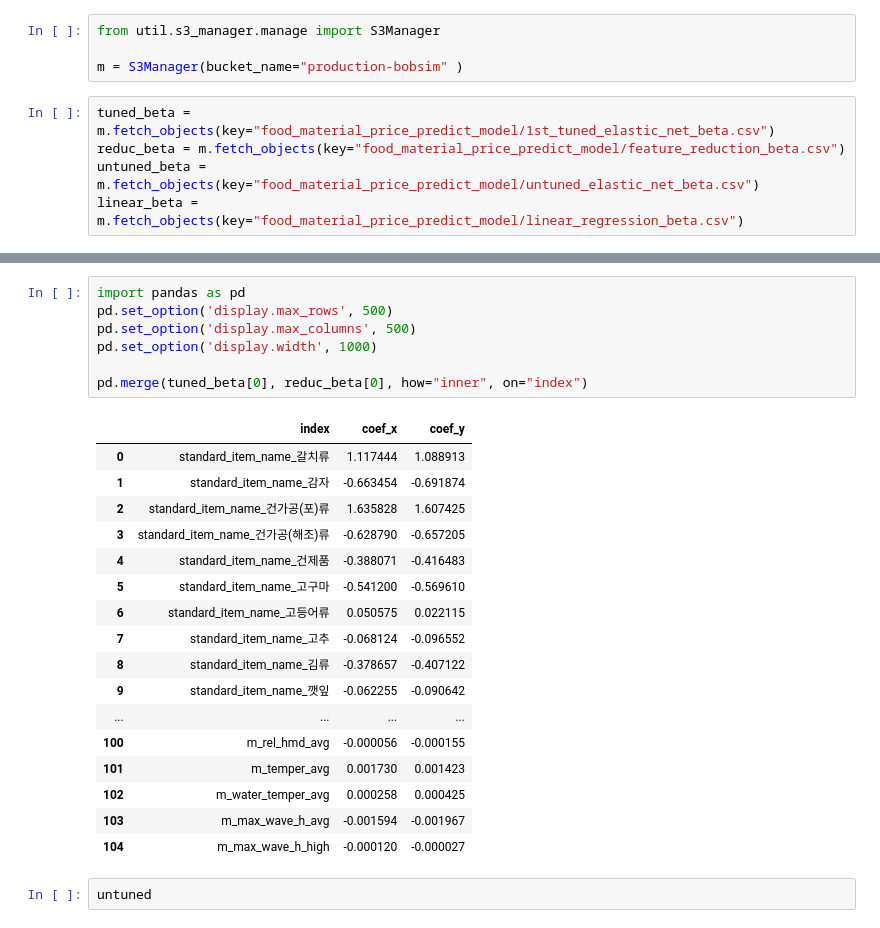
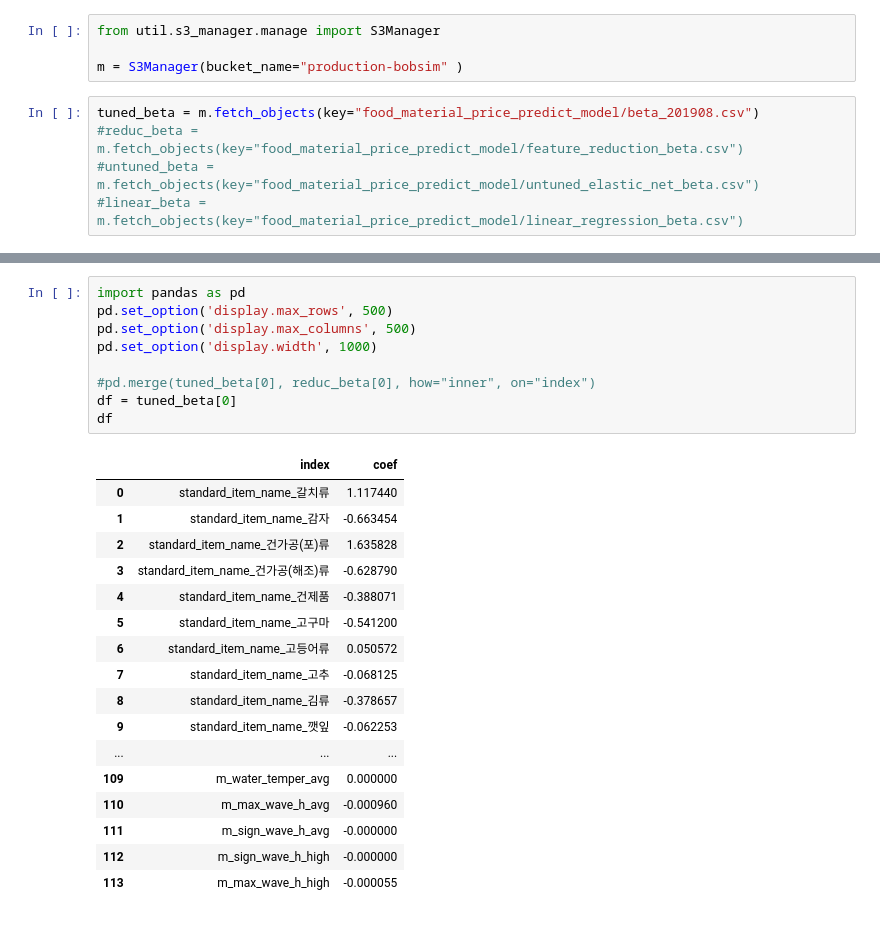
Before and after one commit to meowpunch/bobsim-research, a Jupyter notebook: src/main/python/regression_coefficient.ipynb, the cells around one changed output, grey strips where cells are left out. Cells and saved outputs as stored; diff of their text form.

```diff
--- a/src/main/python/regression_coefficient.ipynb
+++ b/src/main/python/regression_coefficient.ipynb
@@ -3,8 +3,8 @@ from util.s3_manager.manage import S3Manager
 
 m = S3Manager(bucket_name="production-bobsim" )
 # %%
-tuned_beta = m.fetch_objects(key="food_material_price_predict_model/1st_tuned_elastic_net_beta.csv")
-reduc_beta = m.fetch_objects(key="food_material_price_predict_model/feature_reduction_beta.csv")
-untuned_beta = m.fetch_objects(key="food_material_price_predict_model/untuned_elastic_net_beta.csv")
-linear_beta = m.fetch_objects(key="food_material_price_predict_model/linear_regression_beta.csv")
+tuned_beta = m.fetch_objects(key="food_material_price_predict_model/beta_201908.csv")
+#reduc_beta = m.fetch_objects(key="food_material_price_predict_model/feature_reduction_beta.csv")
+#untuned_beta = m.fetch_objects(key="food_material_price_predict_model/untuned_elastic_net_beta.csv")
+#linear_beta = m.fetch_objects(key="food_material_price_predict_model/linear_regression_beta.csv")
 # %% [output]
@@ -15,27 +12,27 @@ linear_beta = m.fetch_objects(key="food_material_price_predict_model/linear_regr
 # %%
 import pandas as pd
 pd.set_option('display.max_rows', 500)
 pd.set_option('display.max_columns', 500)
 pd.set_option('display.width', 1000)
 
-pd.merge(tuned_beta[0], reduc_beta[0], how="inner", on="index")
+#pd.merge(tuned_beta[0], reduc_beta[0], how="inner", on="index")
+df = tuned_beta[0]
+df
 # %% [output]
-|  | index | coef_x | coef_y |
-| 0 | standard_item_name_갈치류 | 1.117444 | 1.088913 |
-| 1 | standard_item_name_감자 | -0.663454 | -0.691874 |
-| 2 | standard_item_name_건가공(포)류 | 1.635828 | 1.607425 |
-| 3 | standard_item_name_건가공(해조)류 | -0.628790 | -0.657205 |
-| 4 | standard_item_name_건제품 | -0.388071 | -0.416483 |
-| 5 | standard_item_name_고구마 | -0.541200 | -0.569610 |
-| 6 | standard_item_name_고등어류 | 0.050575 | 0.022115 |
-| 7 | standard_item_name_고추 | -0.068124 | -0.096552 |
-| 8 | standard_item_name_김류 | -0.378657 | -0.407122 |
-| 9 | standard_item_name_깻잎 | -0.062255 | -0.090642 |
-| ... | ... | ... | ... |
-| 100 | m_rel_hmd_avg | -0.000056 | -0.000155 |
-| 101 | m_temper_avg | 0.001730 | 0.001423 |
-| 102 | m_water_temper_avg | 0.000258 | 0.000425 |
-| 103 | m_max_wave_h_avg | -0.001594 | -0.001967 |
-| 104 | m_max_wave_h_high | -0.000120 | -0.000027 |
+|  | index | coef |
+| 0 | standard_item_name_갈치류 | 1.117440 |
+| 1 | standard_item_name_감자 | -0.663454 |
+| 2 | standard_item_name_건가공(포)류 | 1.635828 |
+| 3 | standard_item_name_건가공(해조)류 | -0.628790 |
+| 4 | standard_item_name_건제품 | -0.388071 |
+| 5 | standard_item_name_고구마 | -0.541200 |
+| 6 | standard_item_name_고등어류 | 0.050572 |
+| 7 | standard_item_name_고추 | -0.068125 |
+| 8 | standard_item_name_김류 | -0.378657 |
+| 9 | standard_item_name_깻잎 | -0.062253 |
+| ... | ... | ... |
+| 109 | m_water_temper_avg | 0.000000 |
+| 110 | m_max_wave_h_avg | -0.000960 |
+| 111 | m_sign_wave_h_avg | -0.000000 |
+| 112 | m_sign_wave_h_high | -0.000000 |
+| 113 | m_max_wave_h_high | -0.000055 |
-# %%
-untuned
```
Also changed, not shown: parts of 2 cells of this notebook, 9 other files.
